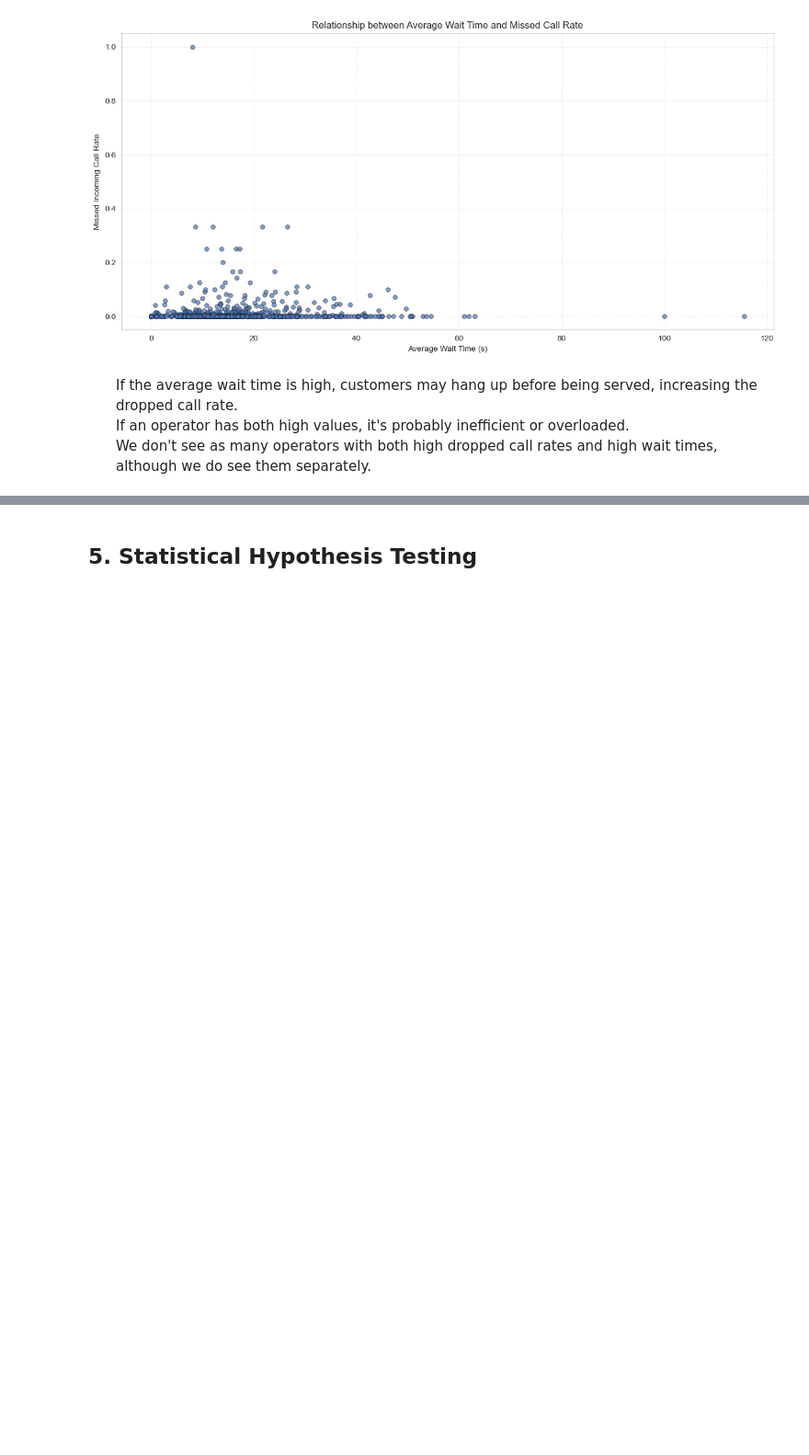
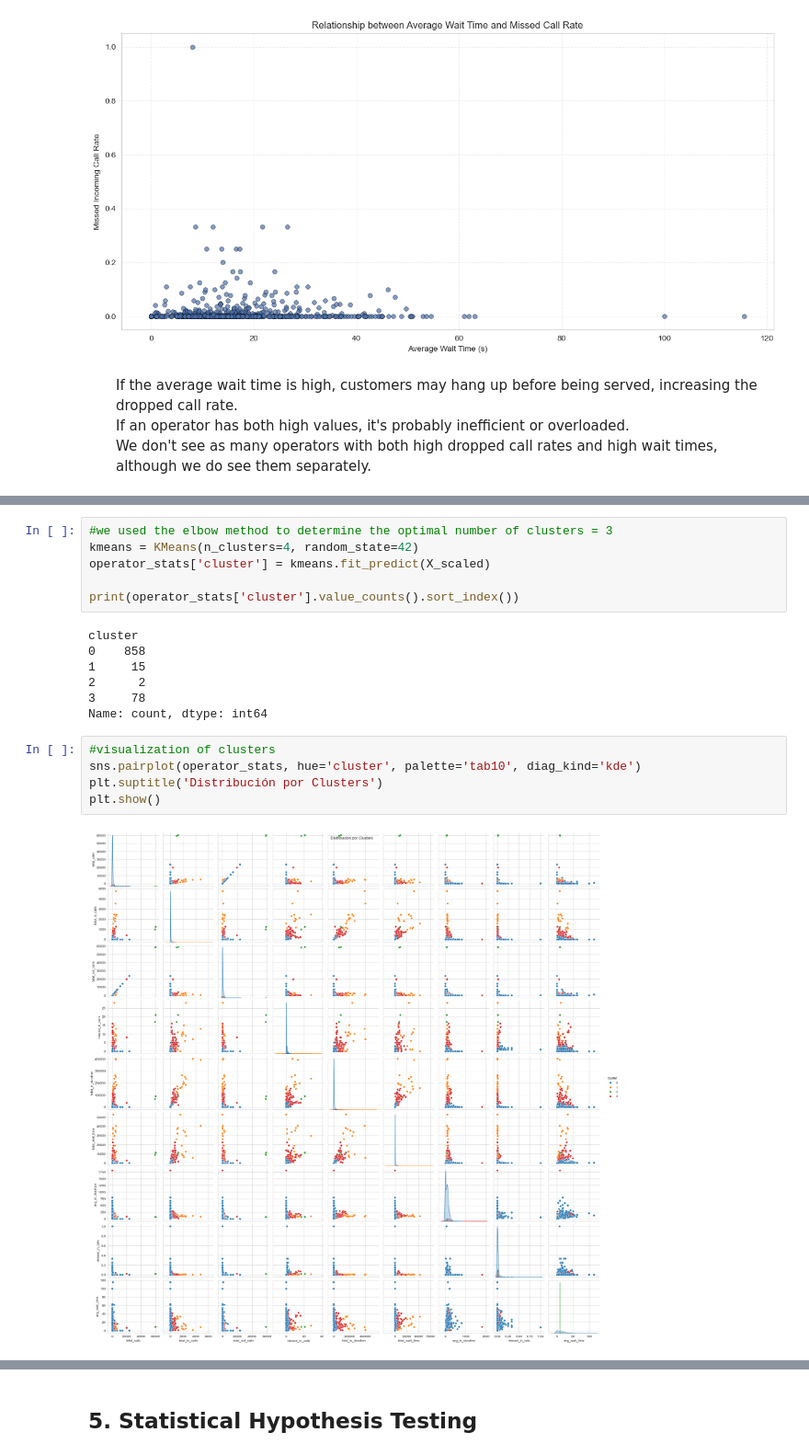
Before and after one commit to reytaquito/telecom-operator-inefficiency-analysis, a Jupyter notebook: Notebooks/ML_Clustering_Telecom_Operators.ipynb, the cells around one changed output, grey strips where cells are left out. Shown at 92% size. Cells and saved outputs as stored; diff of their text form; blank space fills up the shorter version.

```diff
--- a/Notebooks/ML_Clustering_Telecom_Operators.ipynb
+++ b/Notebooks/ML_Clustering_Telecom_Operators.ipynb
@@ -950,0 +612,20 @@ Since the rate of dropped calls has more weight, Plan C is the least efficient.
+# %%
+#we used the elbow method to determine the optimal number of clusters = 3
+kmeans = KMeans(n_clusters=4, random_state=42)
+operator_stats['cluster'] = kmeans.fit_predict(X_scaled)
+
+print(operator_stats['cluster'].value_counts().sort_index())
+# %% [output]
+cluster
+0    858
+1     15
+2      2
+3     78
+Name: count, dtype: int64
+# %%
+#visualization of clusters
+sns.pairplot(operator_stats, hue='cluster', palette='tab10', diag_kind='kde')
+plt.suptitle('Distribución por Clusters')
+plt.show()
+# %% [output]
+[figure, added]
```
Also changed, not shown: parts of 38 cells of this notebook.
